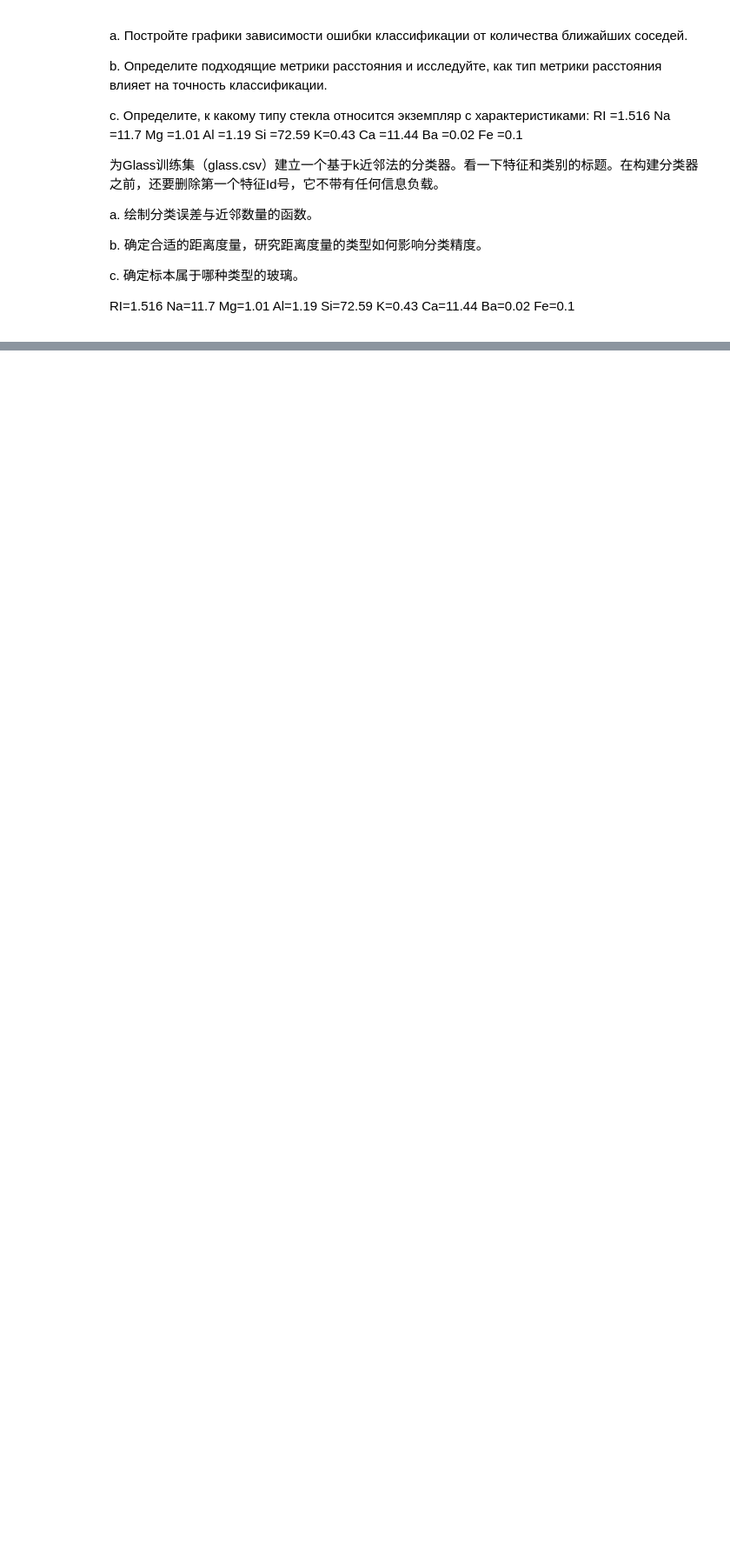
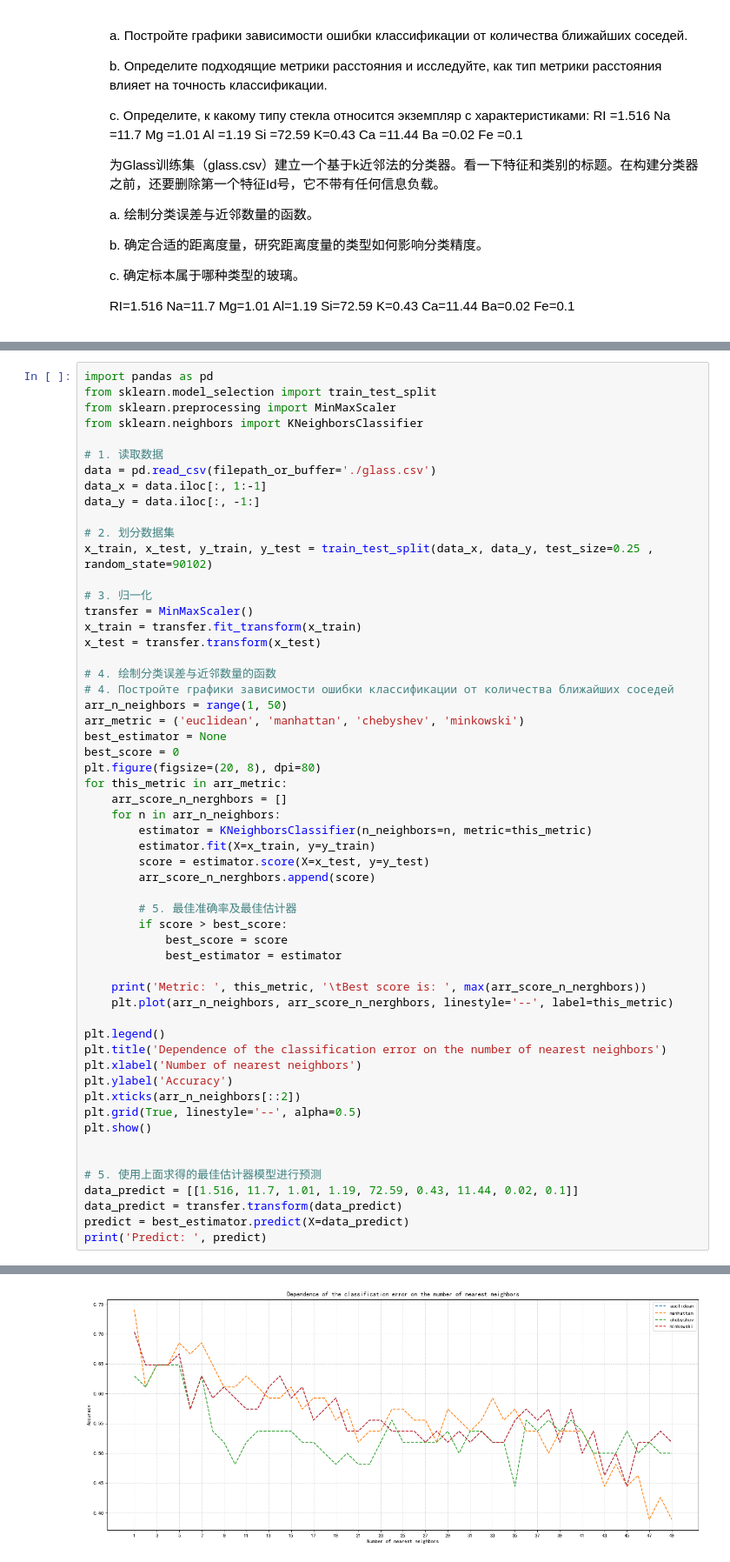
Before and after one commit to NekoSilverFox/Machine-learning, a Jupyter notebook: 100 - SPbSTU - lab1/100 - SPbSTU - lab1.ipynb, the cells around one changed output, grey strips where cells are left out. Shown: that part at 87% size. Drawn from its saved outputs; the diff is of its cells as text; blank space fills up the shorter version.

```diff
--- a/100 - SPbSTU - lab1/100 - SPbSTU - lab1.ipynb
+++ b/100 - SPbSTU - lab1/100 - SPbSTU - lab1.ipynb
@@ -141,0 +148,57 @@ plt.show()
+# %%
+import pandas as pd
+from sklearn.model_selection import train_test_split
+from sklearn.preprocessing import MinMaxScaler
+from sklearn.neighbors import KNeighborsClassifier
+
+# 1. 读取数据
+data = pd.read_csv(filepath_or_buffer='./glass.csv')
+data_x = data.iloc[:, 1:-1]
+data_y = data.iloc[:, -1:]
+
+# 2. 划分数据集
+x_train, x_test, y_train, y_test = train_test_split(data_x, data_y, test_size=0.25 , random_state=90102)
+
+# 3. 归一化
+transfer = MinMaxScaler()
+x_train = transfer.fit_transform(x_train)
+x_test = transfer.transform(x_test)
+
+# 4. 绘制分类误差与近邻数量的函数
+# 4. Постройте графики зависимости ошибки классификации от количества ближайших соседей
+arr_n_neighbors = range(1, 50)
+arr_metric = ('euclidean', 'manhattan', 'chebyshev', 'minkowski')
+best_estimator = None
+best_score = 0
+plt.figure(figsize=(20, 8), dpi=80)
+for this_metric in arr_metric:
+    arr_score_n_nerghbors = []
+    for n in arr_n_neighbors:
+        estimator = KNeighborsClassifier(n_neighbors=n, metric=this_metric)
+        estimator.fit(X=x_train, y=y_train)
+        score = estimator.score(X=x_test, y=y_test)
+        arr_score_n_nerghbors.append(score)
+
+        # 5. 最佳准确率及最佳估计器
+        if score > best_score:
+            best_score = score
+            best_estimator = estimator
+
+    print('Metric: ', this_metric, '\tBest score is: ', max(arr_score_n_nerghbors))
+    plt.plot(arr_n_neighbors, arr_score_n_nerghbors, linestyle='--', label=this_metric)
+
+plt.legend()
+plt.title('Dependence of the classification error on the number of nearest neighbors')
+plt.xlabel('Number of nearest neighbors')
+plt.ylabel('Accuracy')
+plt.xticks(arr_n_neighbors[::2])
+plt.grid(True, linestyle='--', alpha=0.5)
+plt.show()
+
+
+# 5. 使用上面求得的最佳估计器模型进行预测
+data_predict = [[1.516, 11.7, 1.01, 1.19, 72.59, 0.43, 11.44, 0.02, 0.1]]
+data_predict = transfer.transform(data_predict)
+predict = best_estimator.predict(X=data_predict)
+print('Predict: ', predict)
+# %% [output]
@@ -141,0 +209 @@ plt.show()
+[figure, added]
```
Also changed, not shown: parts of 4 cells of this notebook.
